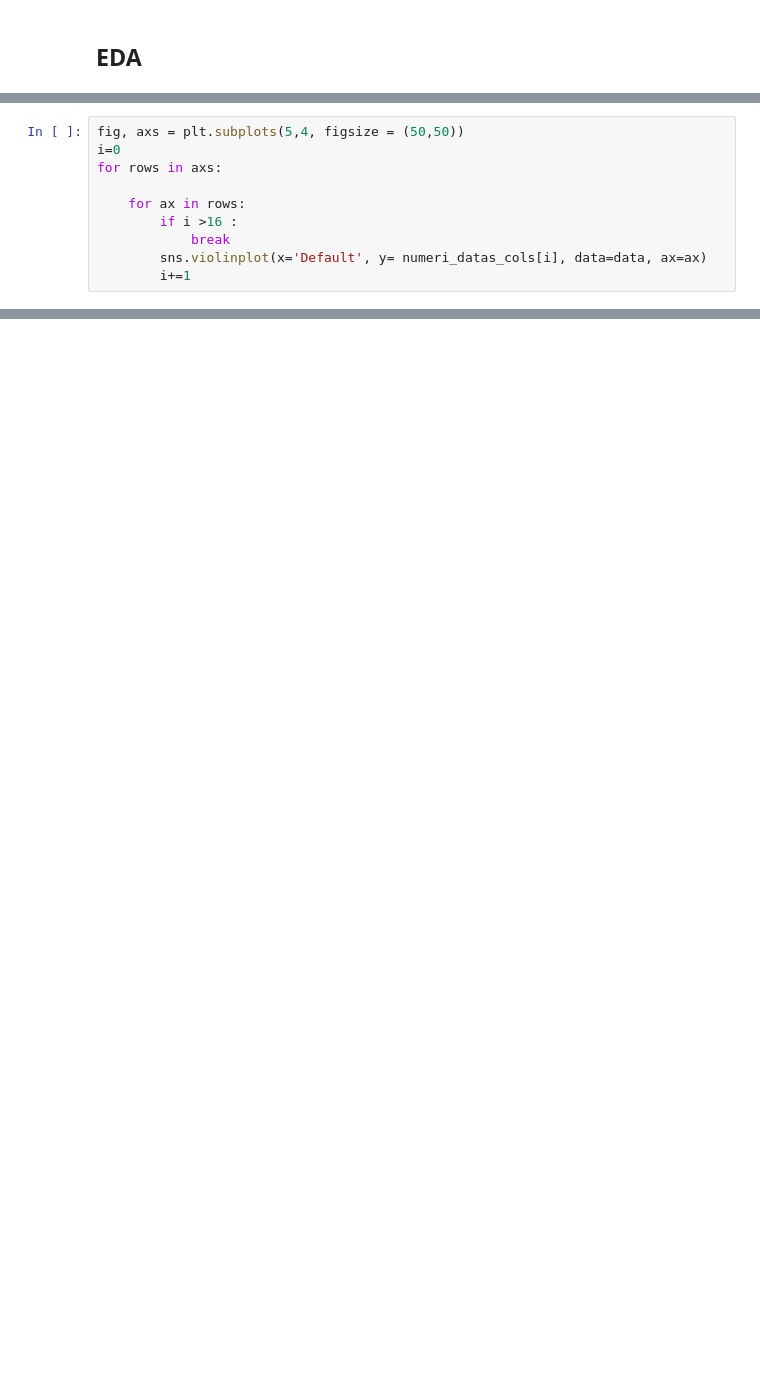
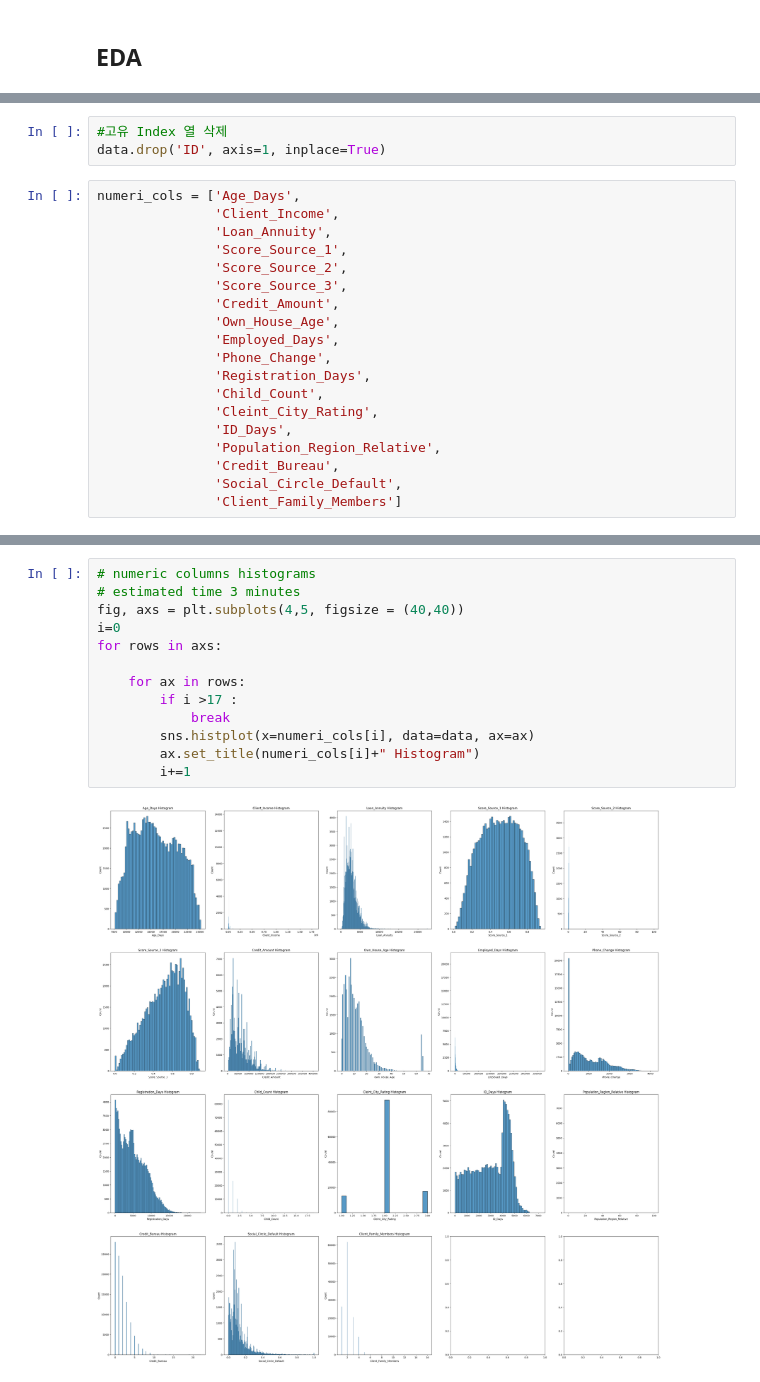
Before and after one commit to kimhyunso/semi_project, a Jupyter notebook: EDA.ipynb, the cells around one changed output, grey strips where cells are left out. Drawn from its saved outputs; the diff is of its cells as text; blank space fills up the shorter version.

```diff
--- a/EDA.ipynb
+++ b/EDA.ipynb
@@ -192,10 +45,0 @@ data.Score_Source_2 = data.Score_Source_2.apply(lambda x : 1 if x >=1 else x)
-# %%
-fig, axs = plt.subplots(5,4, figsize = (50,50))
-i=0
-for rows in axs:
-
-    for ax in rows:
-        if i >16 :
-            break
-        sns.violinplot(x='Default', y= numeri_datas_cols[i], data=data, ax=ax)
-        i+=1
@@ -222,0 +63,22 @@ sns.violinplot(x=score_sources[0],y=score_sources[1], hue='Default',data=data, a
+# %%
+#고유 Index 열 삭제
+data.drop('ID', axis=1, inplace=True)
+# %%
+numeri_cols = ['Age_Days',
+               'Client_Income',
+               'Loan_Annuity',
+               'Score_Source_1',
+               'Score_Source_2',
+               'Score_Source_3',
+               'Credit_Amount',
+               'Own_House_Age',
+               'Employed_Days',
+               'Phone_Change',
+               'Registration_Days',
+               'Child_Count',
+               'Cleint_City_Rating',
+               'ID_Days',
+               'Population_Region_Relative',
+               'Credit_Bureau',
+               'Social_Circle_Default',
+               'Client_Family_Members']
@@ -222,0 +113,15 @@ sns.violinplot(x=score_sources[0],y=score_sources[1], hue='Default',data=data, a
+# %%
+# numeric columns histograms
+# estimated time 3 minutes
+fig, axs = plt.subplots(4,5, figsize = (40,40))
+i=0
+for rows in axs:
+
+    for ax in rows:
+        if i >17 :
+            break
+        sns.histplot(x=numeri_cols[i], data=data, ax=ax)
+        ax.set_title(numeri_cols[i]+" Histogram")
+        i+=1
+# %% [output]
+[figure, added]
```
Also changed, not shown: parts of 64 cells of this notebook.
